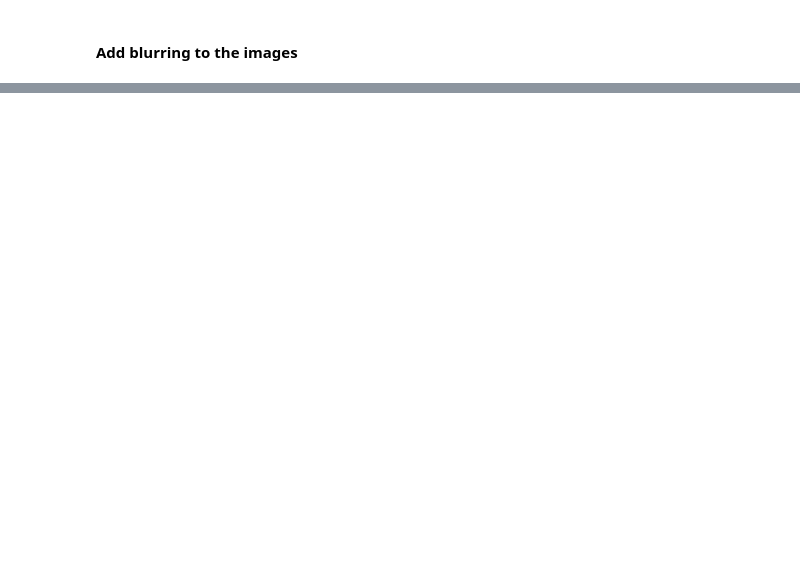
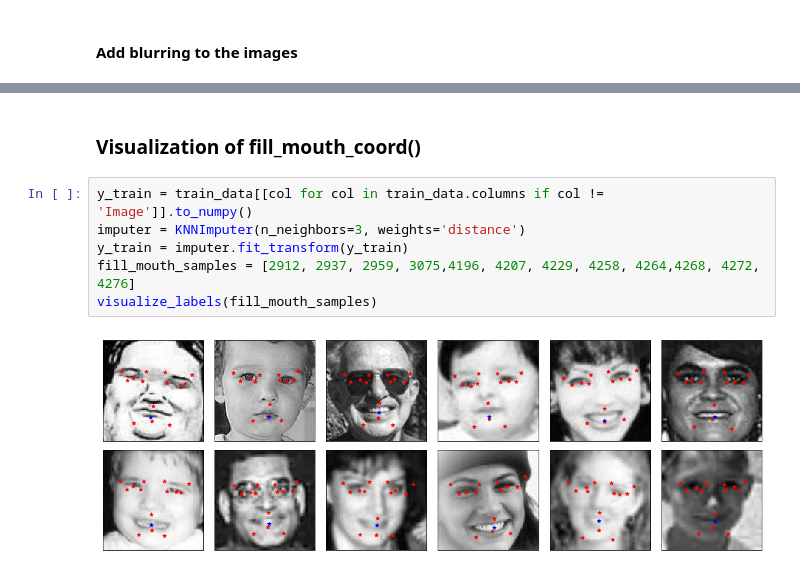
Before and after one commit to MadhuAtBerkeley/w207_Project, a Jupyter notebook: source/w207_eda.ipynb, the cells around one changed output, grey strips where cells are left out. Saved outputs shown, nothing was run; the diff lists cells and outputs as text; blank space fills up the shorter version.

```diff
--- a/source/w207_eda.ipynb
+++ b/source/w207_eda.ipynb
@@ -366,0 +421,10 @@ view_img(dst)
+# %% [markdown]
+### Visualization of fill_mouth_coord()
+# %%
+y_train = train_data[[col for col in train_data.columns if col != 'Image']].to_numpy()
+imputer = KNNImputer(n_neighbors=3, weights='distance')
+y_train = imputer.fit_transform(y_train)
+fill_mouth_samples = [2912, 2937, 2959, 3075,4196, 4207, 4229, 4258, 4264,4268, 4272, 4276]
+visualize_labels(fill_mouth_samples)
+# %% [output]
+[figure, added]
```
Also changed, not shown: parts of 24 cells of this notebook.
